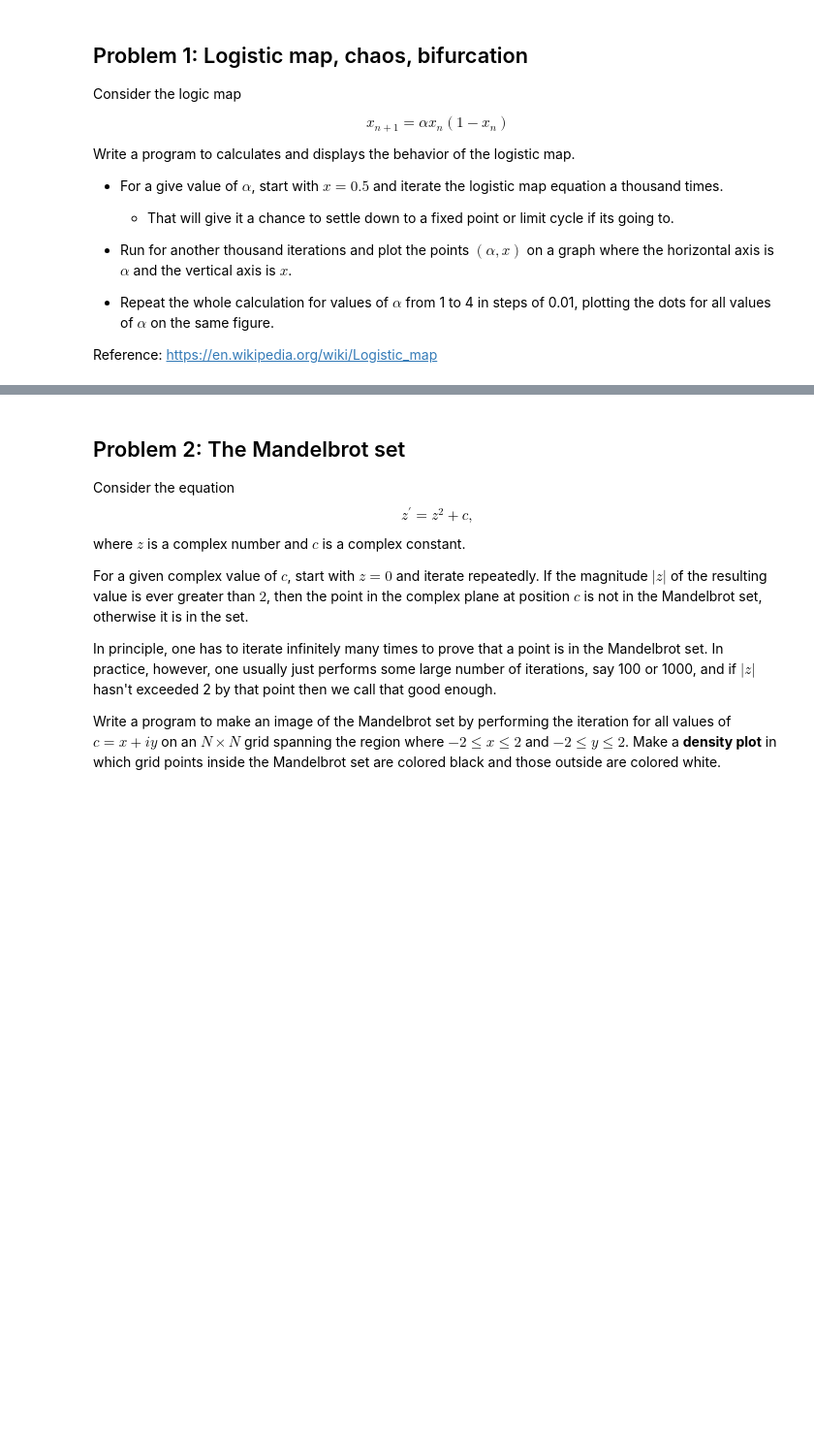
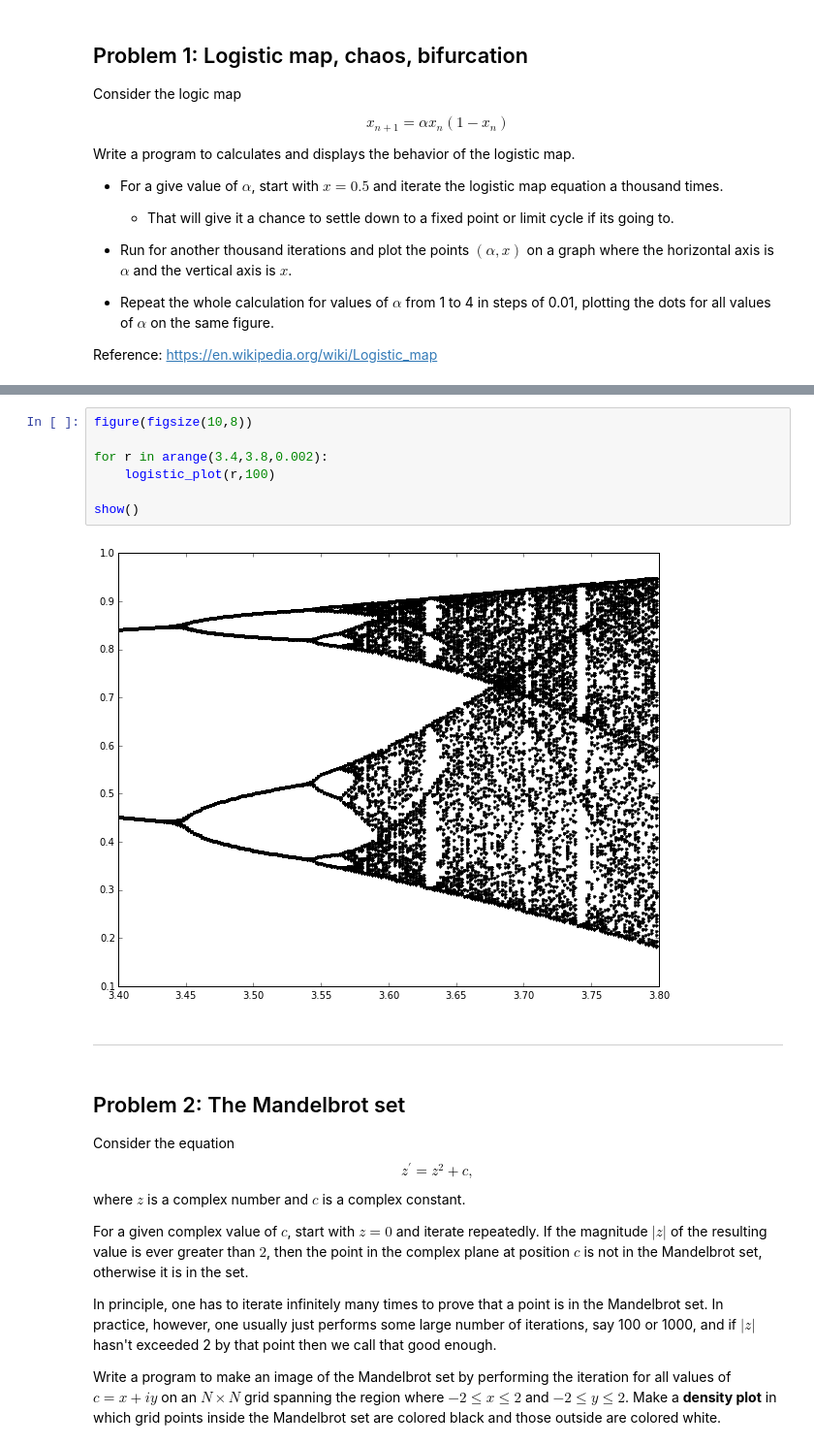
Before and after one commit to pcchen/NTHU10320PHYS290000, a Jupyter notebook: homework/Homework3_solution.ipynb, the cells around one changed output, grey strips where cells are left out. Shown: that part at 97% size. Cells and saved outputs as stored; diff of their text form; blank space fills up the shorter version.

```diff
--- a/homework/Homework3_solution.ipynb
+++ b/homework/Homework3_solution.ipynb
@@ -24,3 +49,14 @@ Reference: https://en.wikipedia.org/wiki/Logistic_map
+# %%
+figure(figsize(10,8))
+
+for r in arange(3.4,3.8,0.002):
+    logistic_plot(r,100)
+
+show()
+# %% [output]
+[figure, added]
+# %% [markdown]
+****
 # %% [markdown]
 ## Problem 2: The Mandelbrot set
 
```
Also changed, not shown: parts of 26 cells of this notebook.
